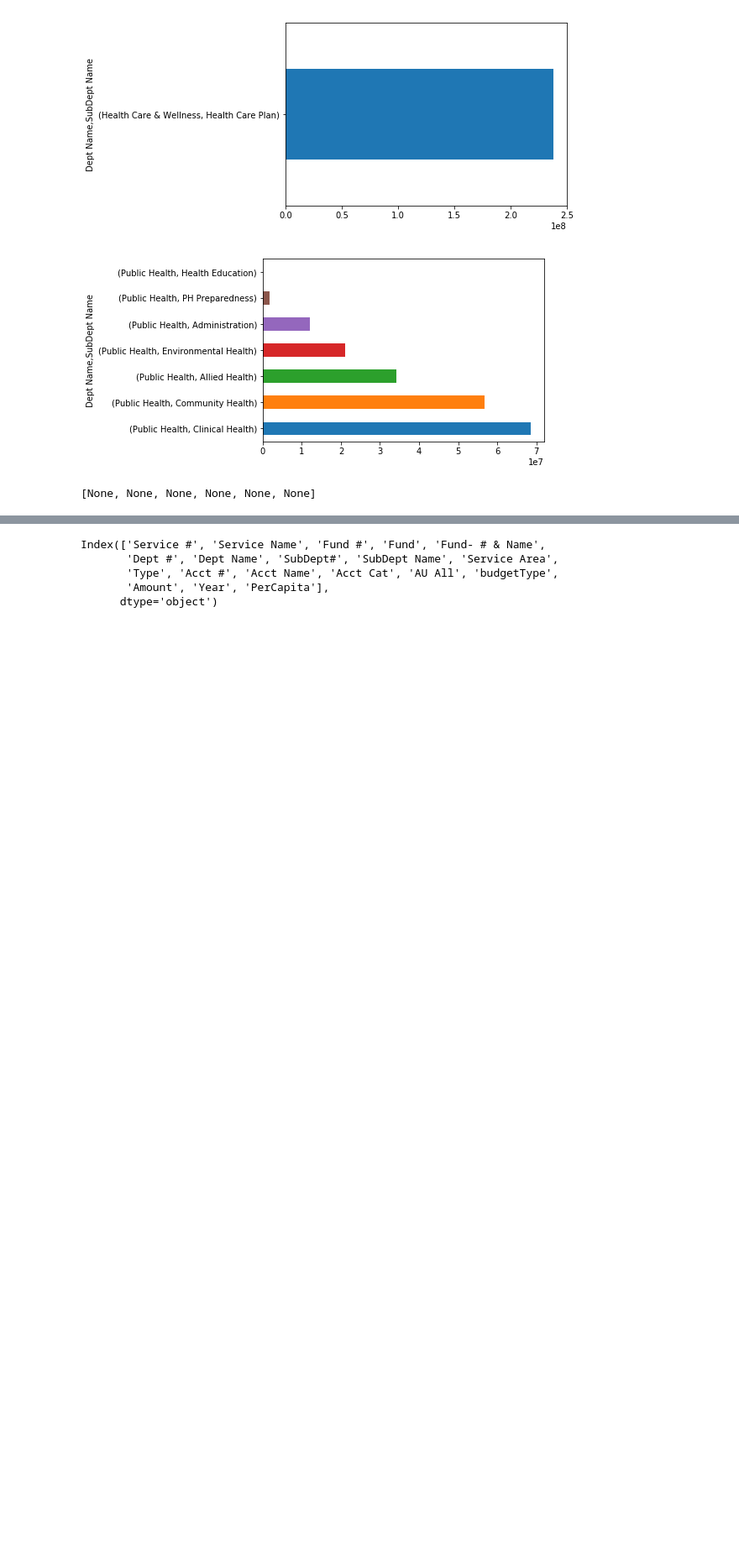
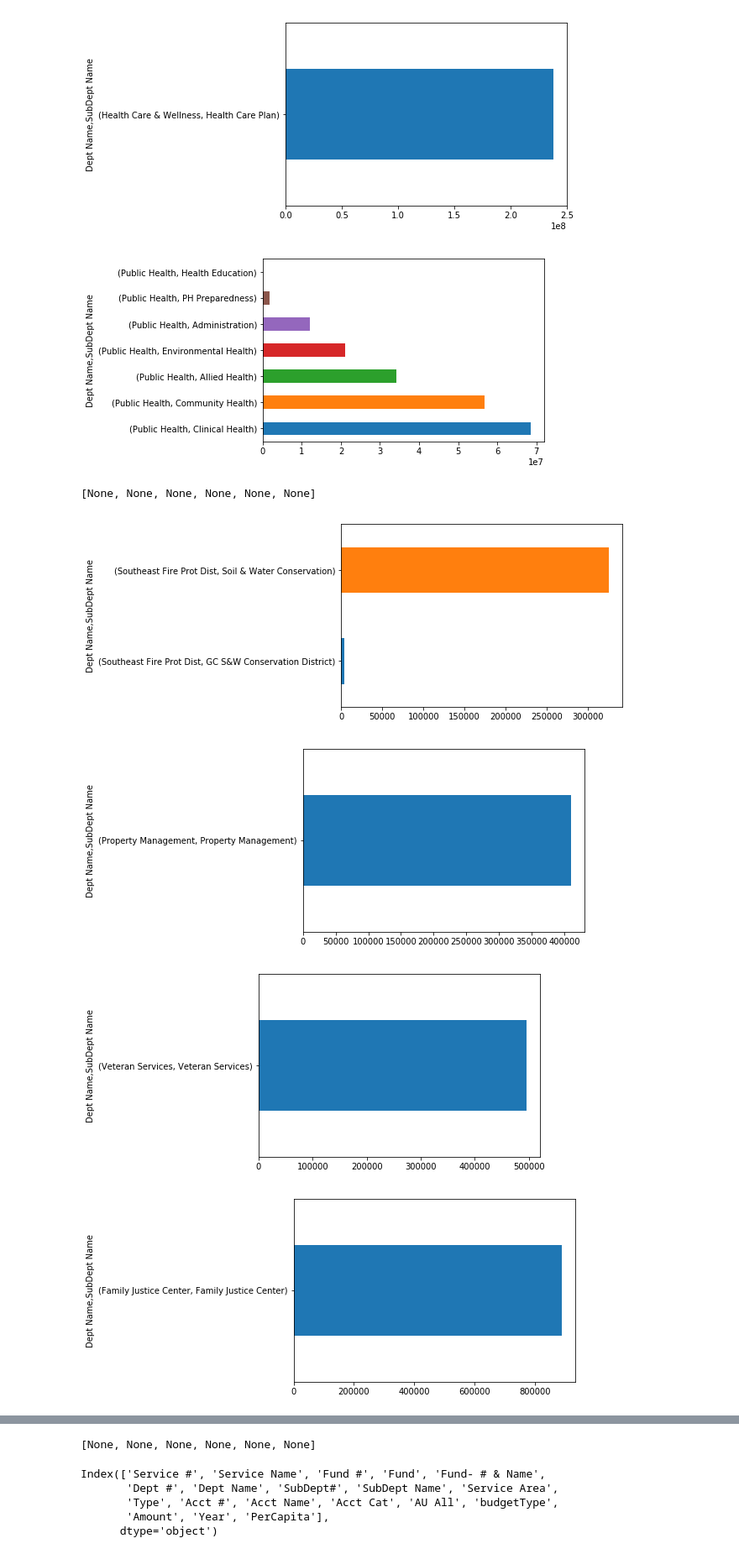
Before and after one commit to UNCG-CSE/Guilford_Financial, a Jupyter notebook: src/pdf.ipynb, the cells around one changed output, grey strips where cells are left out. Shown: that part at 84% size. Cells and saved outputs as stored; diff of their text form; code cells hidden in the pictures; blank space fills up the shorter version.

```diff
--- a/src/pdf.ipynb
+++ b/src/pdf.ipynb
@@ -83,3 +83,11 @@ d=Expense_Budget.groupby(by=["Dept Name"])["Amount"].sum().sort_values(ascending
 [figure]
 [figure]
 [None, None, None, None, None, None]
+# %%
+d=Expense_Budget.groupby(by=["Dept Name"])["Amount"].sum().sort_values(ascending=True)[0:10]
+[plt.show(Expense_Budget[Expense_Budget["Dept Name"]==d.index[i]].groupby(by=["Dept Name","SubDept Name"])["Amount"].sum().sort_values(ascending=True)[0:10].plot(kind="barh")) for i in range(0,6)]
+# %% [output]
+[figure, added]
+[figure, added]
+[figure, added]
+[figure, added]
@@ -86,3 +96,4 @@ d=Expense_Budget.groupby(by=["Dept Name"])["Amount"].sum().sort_values(ascending
+[None, None, None, None, None, None]
 # %%
 Expense_Budget.columns
 # %% [output]
```
Also changed, not shown: parts of 6 cells of this notebook, 3 other files.
